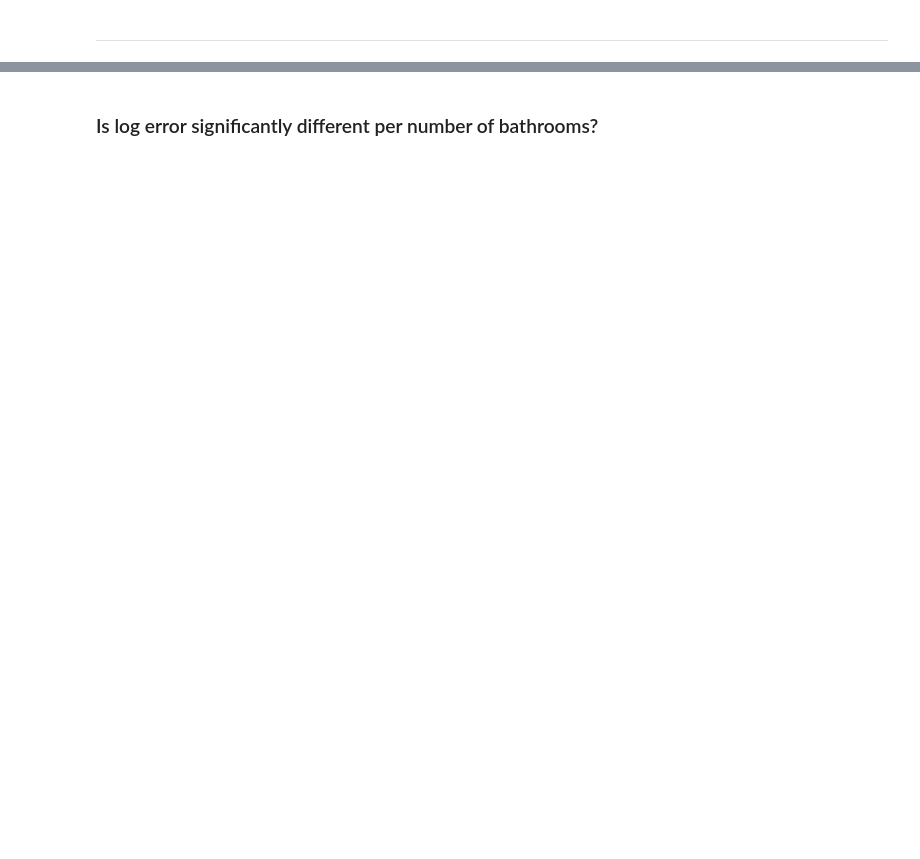
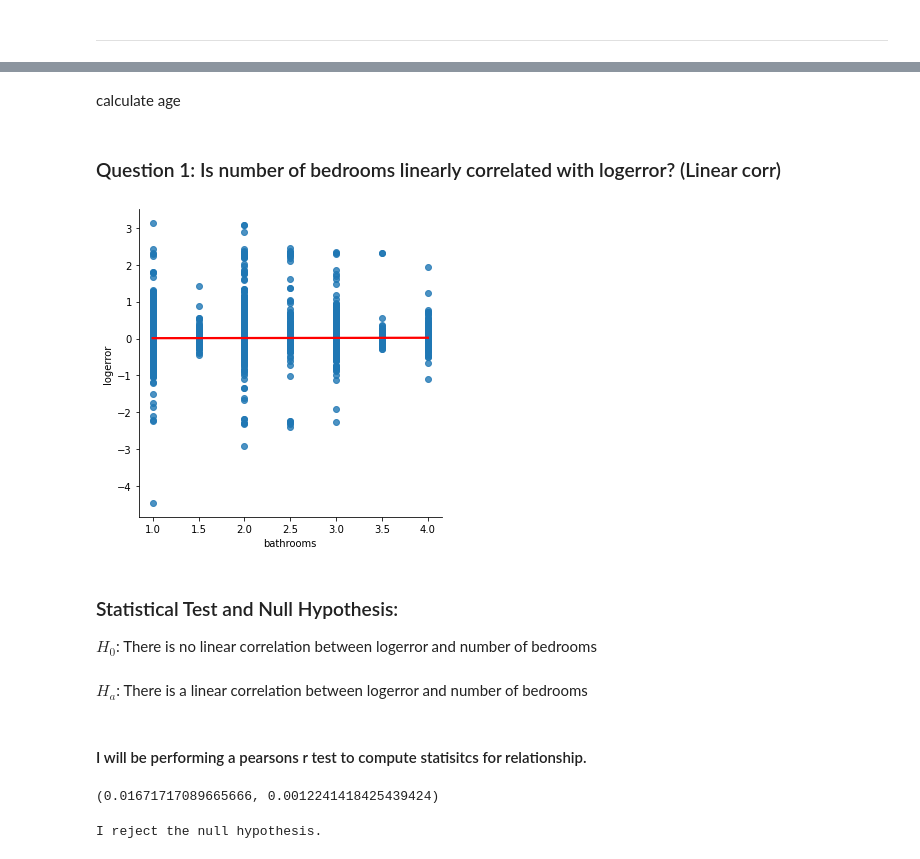
Before and after one commit to DeangeloBowen1/clustering-project, a Jupyter notebook: explore.ipynb, the cells around one changed output, grey strips where cells are left out. Saved outputs shown, nothing was run; the diff lists cells and outputs as text; code cells hidden in the pictures; blank space fills up the shorter version.

```diff
--- a/explore.ipynb
+++ b/explore.ipynb
@@ -152,2 +272,8 @@ for col in columns:
+# %% [markdown]
+calculate age
+# %%
+train['property_age'] = (2017 - train.year_built)
+validate['property_age'] = (2017 - validate.year_built)
+test['property_age'] = (2017 - test.year_built)
 # %% [markdown]
-### Is log error significantly different per number of bathrooms?
+### Question 1: Is number of bedrooms linearly correlated with logerror? (Linear corr)
@@ -153,0 +283,24 @@ for col in columns:
+# %%
+sns.lmplot(x='bathrooms', y='logerror', data=train, line_kws={'color':'red'})
+plt.show()
+# %% [output]
+[figure, added]
+# %% [markdown]
+### Statistical Test and Null Hypothesis:
+$H_0$: There is no linear correlation between logerror and number of bedrooms
+# %% [markdown]
+$H_a$: There is a linear correlation between logerror and number of bedrooms
+# %% [markdown]
+#### I will be performing a pearsons r test to compute statisitcs for relationship.
+# %%
+corr, p = stats.pearsonr(train.bathrooms, train.logerror)
+corr, p
+# %% [output]
+(0.01671717089665666, 0.0012241418425439424)
+# %%
+if p < alpha:
+    print('I reject the null hypothesis.')
+else:
+    print('I fail to reject the null hypothesis.')
+# %% [output]
+I reject the null hypothesis.
```
Also changed, not shown: parts of 96 cells of this notebook, 4 other files.
